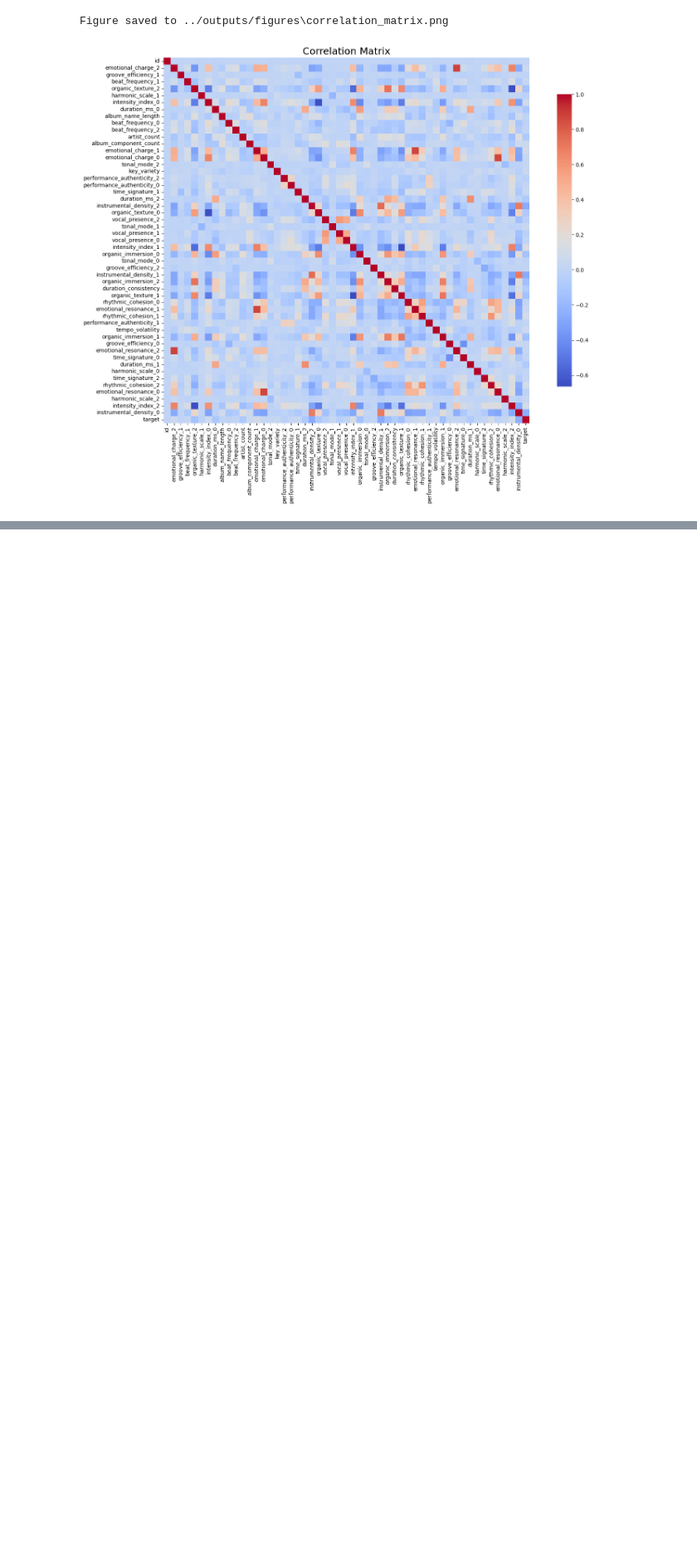
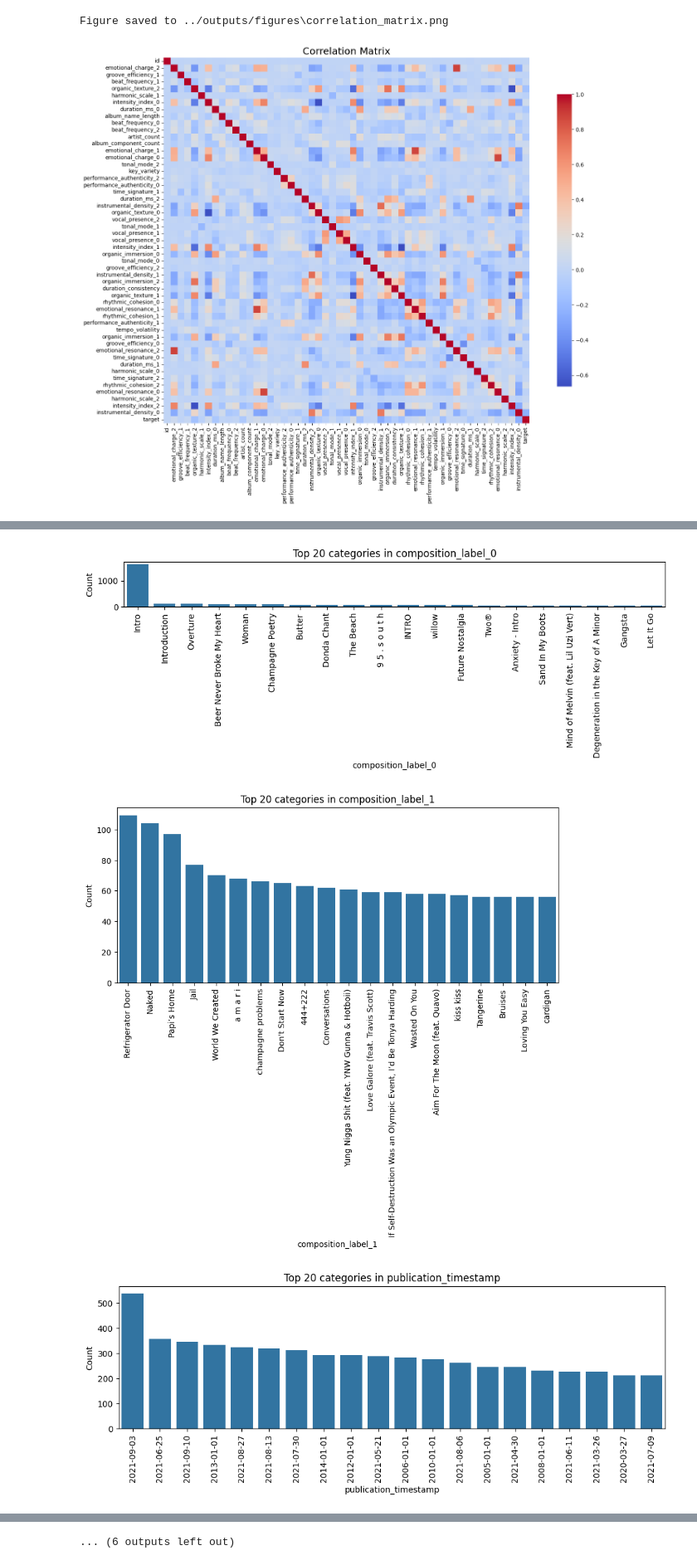
Before and after one commit to yugan243/Song-Popularity-Score-Prediction, a Jupyter notebook: notebooks/01_data_exploration.ipynb, the cells around one changed output, grey strips where cells are left out. Shown at 83% size. Cells and saved outputs as stored; diff of their text form; code cells hidden in the pictures; blank space fills up the shorter version.

```diff
--- a/notebooks/01_data_exploration.ipynb
+++ b/notebooks/01_data_exploration.ipynb
@@ -124,0 +127,27 @@ Figure saved to ../outputs/figures\correlation_matrix.png
+# %%
+categorical_cols = [
+    'composition_label_0',
+    'composition_label_1',
+    'publication_timestamp',
+    'weekday_of_release',
+    'season_of_release',
+    'lunar_phase',
+    'creator_collective',
+    'composition_label_2',
+    'track_identifier'
+]
+# %%
+from src.data.visualization import plot_categorical_count, plot_target_by_category
+
+# Example usage for count plots
+for col in categorical_cols:
+    plot_categorical_count(train_df, col)
+
+# Example usage for target by category
+target_col = 'target'
+for col in categorical_cols:
+    plot_target_by_category(train_df, col, target_col)
+# %% [output]
+[figure, added]
+[figure, added]
+[figure, added]
@@ -124,0 +163 @@ Figure saved to ../outputs/figures\correlation_matrix.png
+... (6 outputs left out)
```
Also changed, not shown: parts of 6 cells of this notebook, 8 other files.
